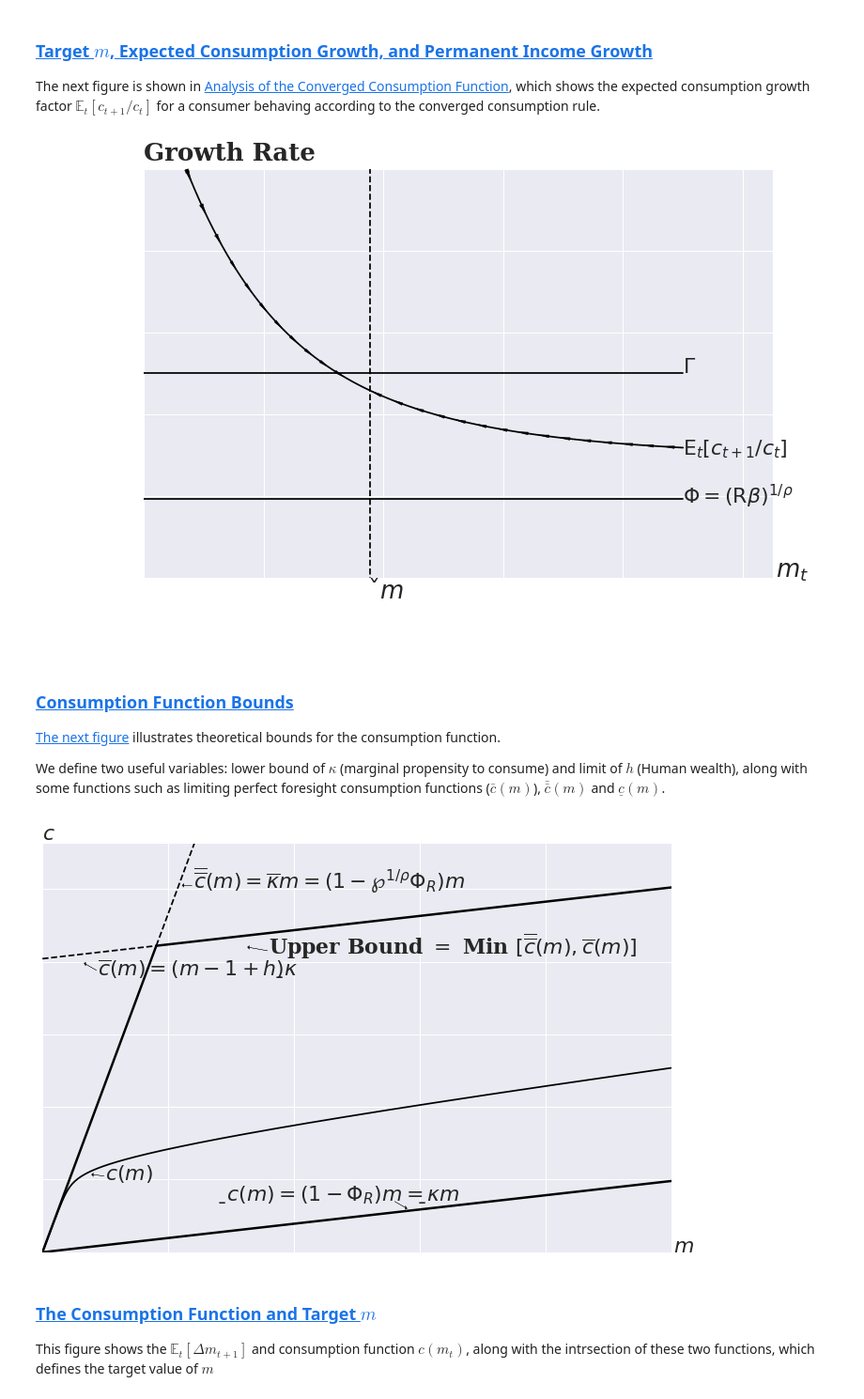
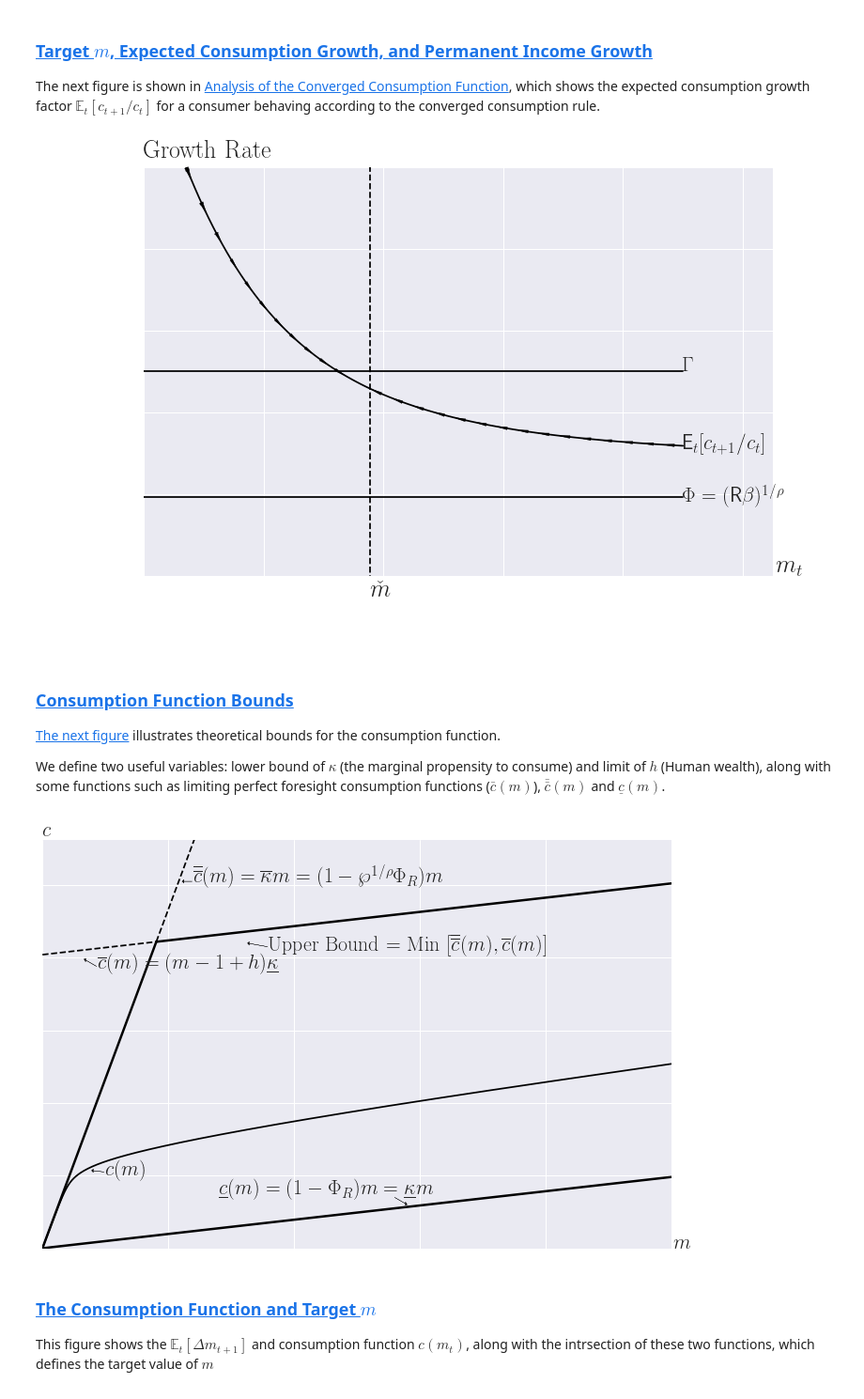
Before and after one commit to econ-ark/REMARK, a Jupyter notebook: REMARKs/BufferStockTheory/BufferStockTheory-CoLab.ipynb, the cells around one changed output. Shown at 94% size. Cells and saved outputs as stored; diff of their text form; code cells hidden in the pictures.

Commit message:
Install latex before running

```diff
--- a/REMARKs/BufferStockTheory/BufferStockTheory-CoLab.ipynb
+++ b/REMARKs/BufferStockTheory/BufferStockTheory-CoLab.ipynb
@@ -92,6 +100,8 @@ import matplotlib.pyplot as plt
 # In order to use LaTeX to manage all text layout in our figures, we import rc settings from matplotlib.
 from matplotlib import rc
 plt.rc('font', family='serif')
+params = {'text.latex.preamble' : [r'\usepackage{amsmath}']}
+plt.rcParams.update(params)
 
 # LaTeX is huge and takes forever to install on mybinder
 # so if it is not installed then do not use it
@@ -3045,13 +3055,13 @@ if not in_ipynb:
 else:
     plt.show(block=True) # Change to False if you want to run uninterrupted
 # %% [output]
-[figure, old version]
+[figure, new version]
 # %% [markdown]
 ### [Consumption Function Bounds](https://econ.jhu.edu/people/ccarroll/papers/BufferStockTheory/#AnalysisOfTheConvergedConsumptionFunction)
 [The next figure](https://econ.jhu.edu/people/ccarroll/papers/BufferStockTheory/#cFuncBounds)
 illustrates theoretical bounds for the consumption function.
 
-We define two useful variables: lower bound of $\kappa$ (marginal propensity to consume) and limit of $h$ (Human wealth), along with some functions such as limiting perfect foresight consumption functions ($\bar{c}(m)$), $\bar{\bar c}(m)$ and $\underline{c}(m)$.
+We define two useful variables: lower bound of $\kappa$ (the marginal propensity to consume) and limit of $h$ (Human wealth), along with some functions such as limiting perfect foresight consumption functions ($\bar{c}(m)$), $\bar{\bar c}(m)$ and $\underline{c}(m)$.
 # %%
 # Define k_lower, h_inf and perfect foresight consumption function, upper bound of consumption function and lower
 # bound of consumption function.
@@ -3076,36 +3086,36 @@ cfunc_lower = conFunc_lower(x1)
 plt.figure(figsize = (12,8))
 plt.plot(x1,cfunc_m, color="black")
 plt.plot(x1,cfunc_lower, color="black",linewidth=2.5)
 plt.plot(x3,cfunc_upper_1, color="black",linewidth=2.5)
 plt.plot(x4,cfunc_PF_2 , color="black",linewidth=2.5)
 plt.plot(x4,cfunc_upper_2 , color="black",linestyle="--")
 plt.plot(x3,cfunc_PF_1 , color="black",linestyle="--")
 plt.tick_params(labelbottom=False, labelleft=False,left='off',right='off',bottom='off',top='off')
 plt.xlim(0,25)
 plt.ylim(0,1.12*conFunc_PF(25))
 plt.text(0,1.12*conFunc_PF(25)+0.05,"$c$",fontsize = 22)
 plt.text(25+0.1,0,"$m$",fontsize = 22)
 plt.text(2.5,1,r'$c(m)$',fontsize = 22,fontweight='bold')
 plt.text(6,5,r'$\overline{\overline{c}}(m)= \overline{\kappa}m = (1-\wp^{1/\rho}\Phi_{R})m$',fontsize = 22,fontweight='bold')
-plt.text(2.2,3.8, r'$\overline{c}(m) = (m-1+h)\underbar{\kappa}$',fontsize = 22,fontweight='bold')
+plt.text(2.2,3.8, r'$\overline{c}(m) = (m-1+h)\underline{\kappa}$',fontsize = 22,fontweight='bold')
 plt.text(9,4.1,r'Upper Bound $ = $ Min $[\overline{\overline{c}}(m),\overline{c}(m)]$',fontsize = 22,fontweight='bold')
-plt.text(7,0.7,r'$\underbar{c}(m)= (1-\Phi_{R})m = \underbar{\kappa}m$',fontsize = 22,fontweight='bold')
+plt.text(7,0.7,r'$\underline{c}(m)= (1-\Phi_{R})m = \underline{\kappa}m$',fontsize = 22,fontweight='bold')
 plt.arrow(2.45,1.05,-0.5,0.02,head_width= 0.05,width=0.001,facecolor='black',length_includes_head='True')
 plt.arrow(2.15,3.88,-0.5,0.1,head_width= 0.05,width=0.001,facecolor='black',length_includes_head='True')
 plt.arrow(8.95,4.15,-0.8,0.05,head_width= 0.05,width=0.001,facecolor='black',length_includes_head='True')
 plt.arrow(5.95,5.05,-0.4,0,head_width= 0.05,width=0.001,facecolor='black',length_includes_head='True')
 plt.arrow(14,0.70,0.5,-0.1,head_width= 0.05,width=0.001,facecolor='black',length_includes_head='True')
 if Generator:
     plt.savefig(os.path.join(Figures_HARK_dir, 'cFuncBounds.png'))
     plt.savefig(os.path.join(Figures_HARK_dir, 'cFuncBounds.jpg'))
     plt.savefig(os.path.join(Figures_HARK_dir, 'cFuncBounds.pdf'))
     plt.savefig(os.path.join(Figures_HARK_dir, 'cFuncBounds.svg'))
 if not in_ipynb:
     plt.show(block=False)
 else:
     plt.show(block=True) # Change to False if you want to run uninterrupted
 # %% [output]
-[figure, old version]
+[figure, new version]
 # %% [markdown]
 ### [The Consumption Function and Target $m$](https://econ.jhu.edu/people/ccarroll/papers/BufferStockTheory/#cFuncBounds)
 
```
Also changed, not shown: parts of 8 cells of this notebook.
